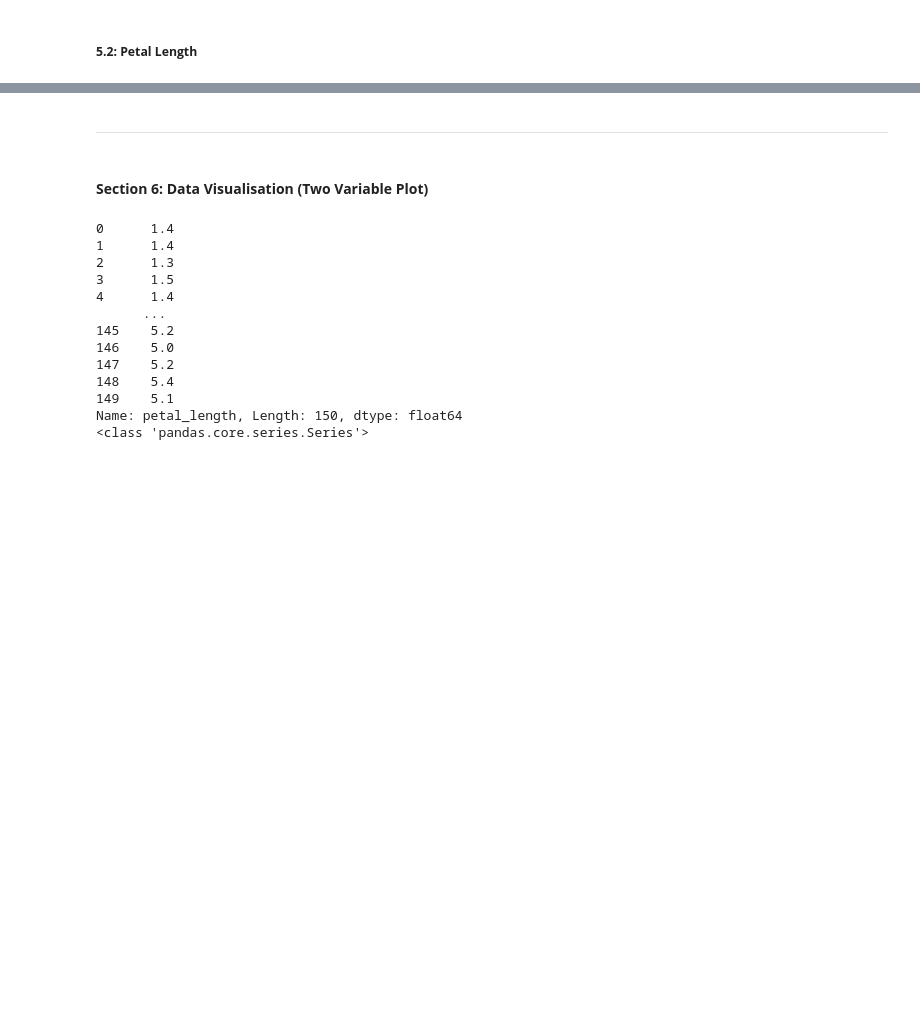
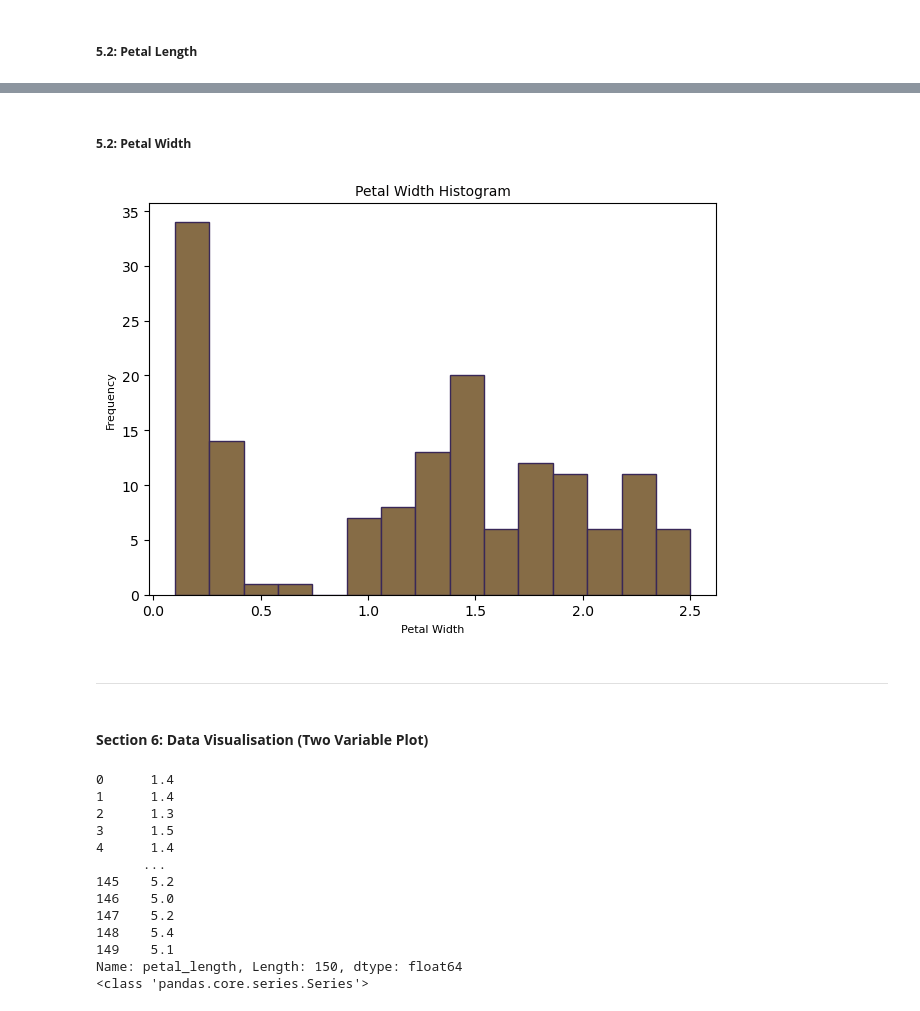
Before and after one commit to galto4/pands-project, a Jupyter notebook: iris.ipynb, the cells around one changed output, grey strips where cells are left out. Cells and saved outputs as stored; diff of their text form; code cells hidden in the pictures; blank space fills up the shorter version.

```diff
--- a/iris.ipynb
+++ b/iris.ipynb
@@ -174,3 +193,22 @@ plt.show()
+# %% [markdown]
+##### <b>5.2: Petal Width</b>
+# %%
+# Step 2: Create the Histogram
+plt.hist(iris['petal_width'], bins=15, color='#866c46', edgecolor='#392858')
+
+# Step 3: Style the Histogram
+plt.title("Petal Width Histogram", size=10, color="#060505")
+plt.xlabel('Petal Width', size=8)
+plt.ylabel('Frequency', size=8)
+plt.tight_layout()
+
+# Step 4: Save the figure
+# plt.savefig("petal_width_histogram.png")
+
+# Step 5: Show the file
+plt.show()
+# %% [output]
+[figure, added]
 # %% [markdown]
 ***
 # %% [markdown]
```
Also changed, not shown: parts of 5 cells of this notebook.
